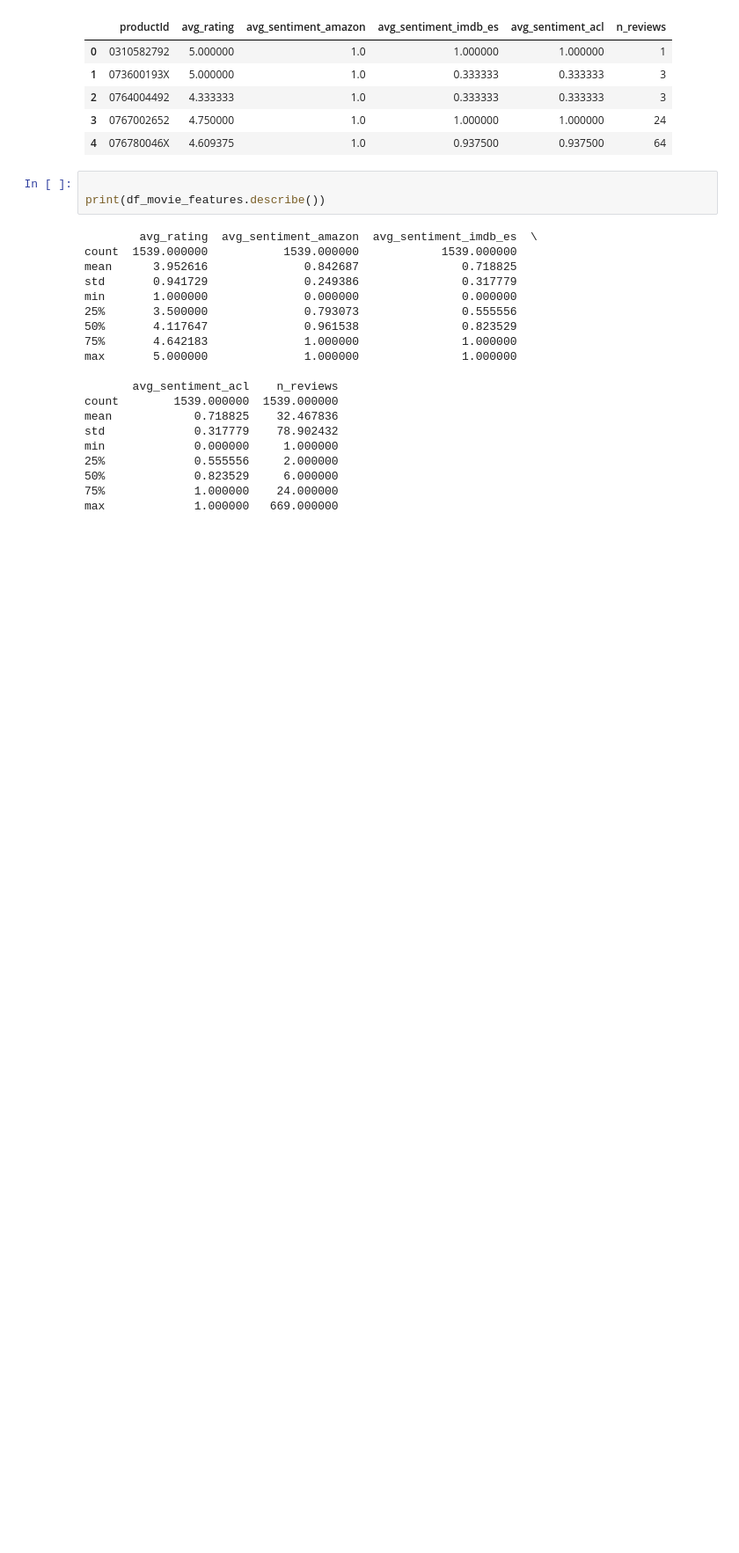
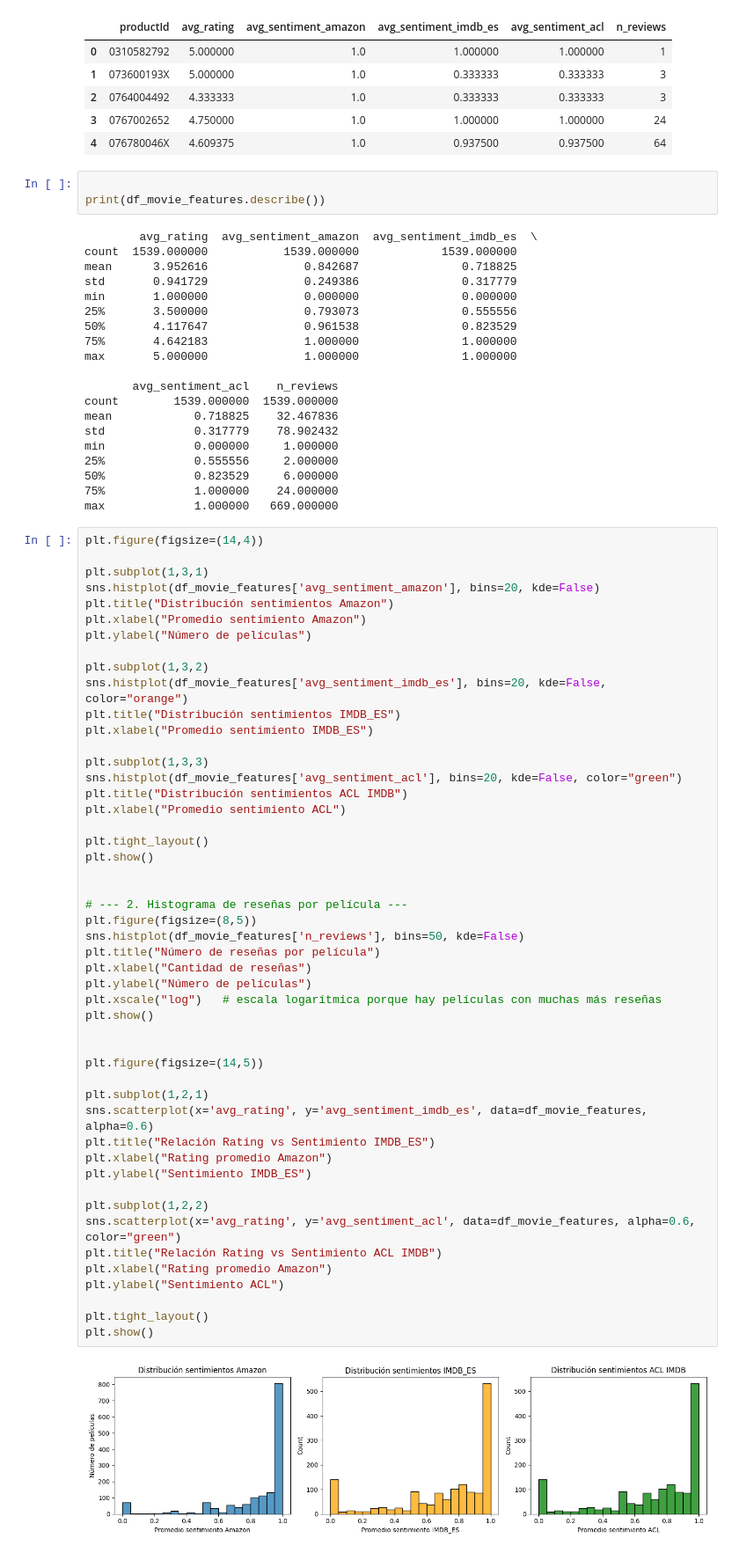
Before and after one commit to magy509/ingenieropg80.Proyecto_final_madre, a Jupyter notebook: src/analisis_feel.ipynb, the cells around one changed output. Shown at 88% size. Drawn from its saved outputs; the diff is of its cells as text; blank space fills up the shorter version.

Commit message:
analisis de sentimientos parte final

```diff
--- a/src/analisis_feel.ipynb
+++ b/src/analisis_feel.ipynb
@@ -947,3 +947,54 @@ min             0.000000     1.000000
 50%             0.823529     6.000000
 75%             1.000000    24.000000
 max             1.000000   669.000000
+# %%
+plt.figure(figsize=(14,4))
+
+plt.subplot(1,3,1)
+sns.histplot(df_movie_features['avg_sentiment_amazon'], bins=20, kde=False)
+plt.title("Distribución sentimientos Amazon")
+plt.xlabel("Promedio sentimiento Amazon")
+plt.ylabel("Número de películas")
+
+plt.subplot(1,3,2)
+sns.histplot(df_movie_features['avg_sentiment_imdb_es'], bins=20, kde=False, color="orange")
+plt.title("Distribución sentimientos IMDB_ES")
+plt.xlabel("Promedio sentimiento IMDB_ES")
+
+plt.subplot(1,3,3)
+sns.histplot(df_movie_features['avg_sentiment_acl'], bins=20, kde=False, color="green")
+plt.title("Distribución sentimientos ACL IMDB")
+plt.xlabel("Promedio sentimiento ACL")
+
+plt.tight_layout()
+plt.show()
+
+
+# --- 2. Histograma de reseñas por película ---
+plt.figure(figsize=(8,5))
+sns.histplot(df_movie_features['n_reviews'], bins=50, kde=False)
+plt.title("Número de reseñas por película")
+plt.xlabel("Cantidad de reseñas")
+plt.ylabel("Número de películas")
+plt.xscale("log")   # escala logarítmica porque hay películas con muchas más reseñas
+plt.show()
+
+
+plt.figure(figsize=(14,5))
+
+plt.subplot(1,2,1)
+sns.scatterplot(x='avg_rating', y='avg_sentiment_imdb_es', data=df_movie_features, alpha=0.6)
+plt.title("Relación Rating vs Sentimiento IMDB_ES")
+plt.xlabel("Rating promedio Amazon")
+plt.ylabel("Sentimiento IMDB_ES")
+
+plt.subplot(1,2,2)
+sns.scatterplot(x='avg_rating', y='avg_sentiment_acl', data=df_movie_features, alpha=0.6, color="green")
+plt.title("Relación Rating vs Sentimiento ACL IMDB")
+plt.xlabel("Rating promedio Amazon")
+plt.ylabel("Sentimiento ACL")
+
+plt.tight_layout()
+plt.show()
+# %% [output]
+[figure, added]
```
Also changed, not shown: parts of 6 cells of this notebook, 2 other files.
